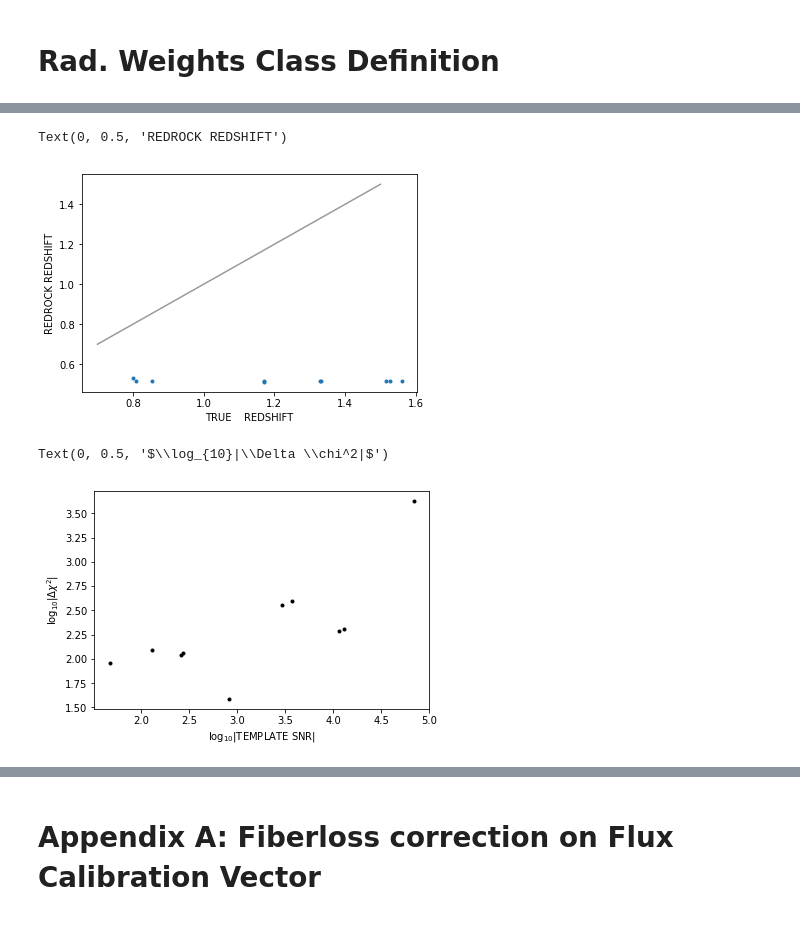
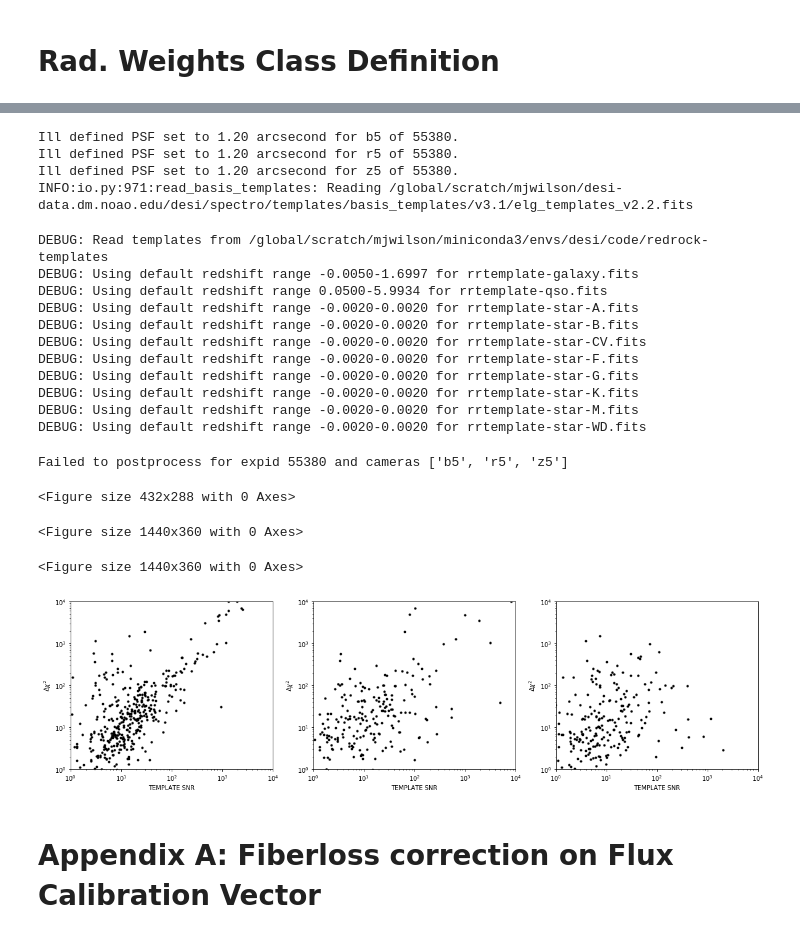
Before and after one commit to desihub/desispec, a Jupyter notebook: doc/nb/TemplateSNR.ipynb, the cells around one changed output, grey strips where cells are left out. Saved outputs shown, nothing was run; the diff lists cells and outputs as text; code cells hidden in the pictures.

```diff
--- a/doc/nb/TemplateSNR.ipynb
+++ b/doc/nb/TemplateSNR.ipynb
@@ -40,12 +38,6 @@ https://desi.lbl.gov/DocDB/cgi-bin/private/RetrieveFile?docid=4723;filename=sky-
 applied to SV0 dataset:
 # %% [markdown]
 https://desi.lbl.gov/trac/wiki/TargetSelectionWG/SV0
-# %%
-expid  = 55382
-
-# Should be derivable.
-tile   = 67230
-flatid = 55530
 # %% [markdown]
 # Template SNR
 # %% [markdown]
@@ -739,2 +860,0 @@ class RadWeights(object):
-# %%
-rads = RadWeights(expid, tile, flatid, cameras=['b0', 'r0', 'z0'])
@@ -762,18 +860,0 @@ srun -A desi -N 1 -t 00:10:00 -C haswell --qos interactive rrdesi /global/scratc
-# %%
-pl.plot(meta['REDSHIFT'], zbest['Z'], marker='.', lw=0.0)
-
-pl.plot(np.arange(0.7, 1.6, 0.1), np.arange(0.7, 1.6, 0.1), c='k', alpha=0.4)
-
-pl.xlabel('TRUE    REDSHIFT')
-pl.ylabel('REDROCK REDSHIFT')
-# %% [output]
-Text(0, 0.5, 'REDROCK REDSHIFT')
-[figure, removed]
-# %%
-pl.plot(np.log10(meta['TEMPLATESNR']), np.log10(zbest['DELTACHI2']), marker='.', lw=0.0, c='k')
-
-pl.xlabel('$\log_{10}$|TEMPLATE SNR|')
-pl.ylabel('$\log_{10}|\Delta \chi^2|$')
-# %% [output]
-Text(0, 0.5, '$\\log_{10}|\\Delta \\chi^2|$')
-[figure, removed]
@@ -779,0 +867,12 @@ Text(0, 0.5, '$\\log_{10}|\\Delta \\chi^2|$')
+# %%
+expids   = np.array([55380])
+# %%
+for nexp, expid in enumerate(expids):
+    rads = RadWeights(expid, cameras=['b5', 'r5', 'z5'])
+
+    rads.compute()
+    rads.postprocess()
+
+    if nexp > nmax:
+        break
+# %% [output]
@@ -780,3 +890,23 @@ Text(0, 0.5, '$\\log_{10}|\\Delta \\chi^2|$')
+Ill defined PSF set to 1.20 arcsecond for b5 of 55380.
+Ill defined PSF set to 1.20 arcsecond for r5 of 55380.
+Ill defined PSF set to 1.20 arcsecond for z5 of 55380.
+INFO:io.py:971:read_basis_templates: Reading /global/scratch/mjwilson/desi-data.dm.noao.edu/desi/spectro/templates/basis_templates/v3.1/elg_templates_v2.2.fits
+DEBUG: Read templates from /global/scratch/mjwilson/miniconda3/envs/desi/code/redrock-templates
+DEBUG: Using default redshift range -0.0050-1.6997 for rrtemplate-galaxy.fits
+DEBUG: Using default redshift range 0.0500-5.9934 for rrtemplate-qso.fits
+DEBUG: Using default redshift range -0.0020-0.0020 for rrtemplate-star-A.fits
+DEBUG: Using default redshift range -0.0020-0.0020 for rrtemplate-star-B.fits
+DEBUG: Using default redshift range -0.0020-0.0020 for rrtemplate-star-CV.fits
+DEBUG: Using default redshift range -0.0020-0.0020 for rrtemplate-star-F.fits
+DEBUG: Using default redshift range -0.0020-0.0020 for rrtemplate-star-G.fits
+DEBUG: Using default redshift range -0.0020-0.0020 for rrtemplate-star-K.fits
+DEBUG: Using default redshift range -0.0020-0.0020 for rrtemplate-star-M.fits
+DEBUG: Using default redshift range -0.0020-0.0020 for rrtemplate-star-WD.fits
+Failed to postprocess for expid 55380 and cameras ['b5', 'r5', 'z5']
+<Figure size 432x288 with 0 Axes>
+<Figure size 1440x360 with 0 Axes>
+<Figure size 1440x360 with 0 Axes>
+[figure, added]
 # %% [markdown]
 # Appendix A:  Fiberloss correction on Flux Calibration Vector
 # %%
```
Also changed, not shown: parts of 9 cells of this notebook.
